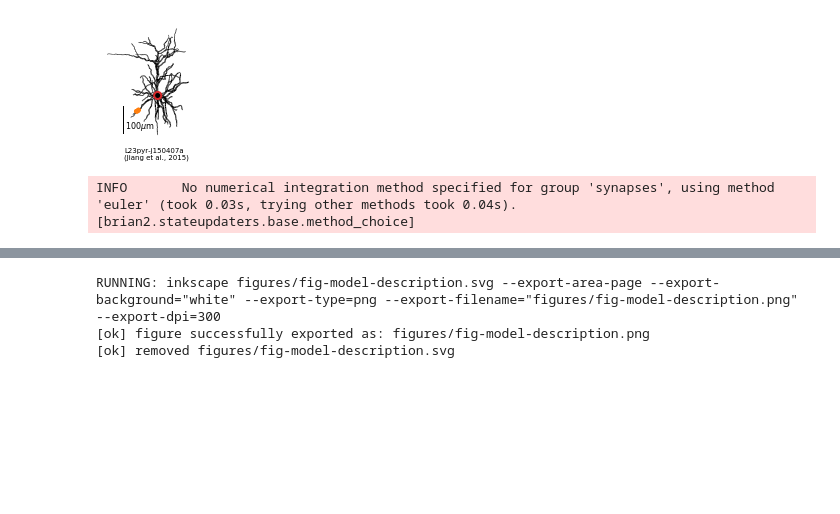
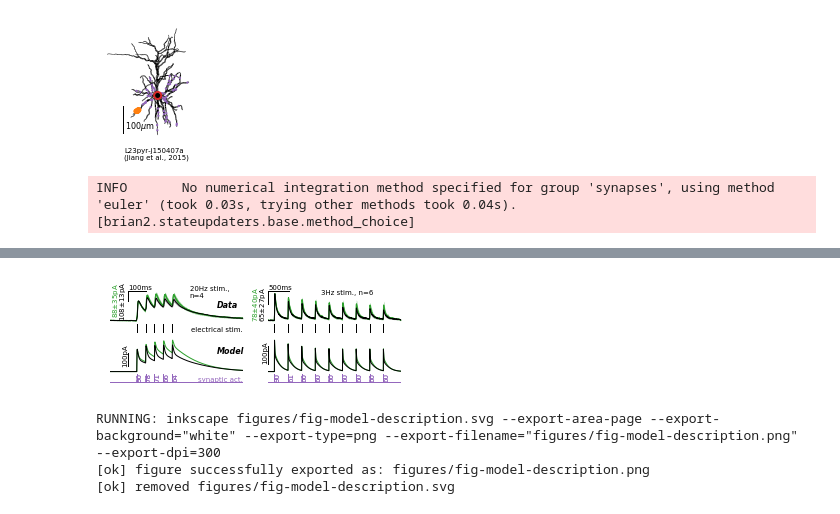
Before and after one commit to yzerlaut/zinc-NMDA-modulation, a Jupyter notebook: notebook.ipynb, the cells around one changed output, grey strips where cells are left out. Drawn from its saved outputs; the diff is of its cells as text; code cells hidden in the pictures; blank space fills up the shorter version.

```diff
--- a/notebook.ipynb
+++ b/notebook.ipynb
@@ -714 +726,92 @@ ge.set_plot(AX[3], ['left'], ylabel='$I_{clamp}$\n(norm.)',
+# %%
+from analyz.IO.npz import load_dict
+
+sb = 100 # subsampling of exp data
+
+MDATA = load_dict('data/model-after-calib.npz')
+FDATA = load_dict('data/full_data_for_calibration.npz')
+
+fig4, AX = ge.figure(axes_extents=[[[1,7],[1,7]],
+                                   [[1,2],[1,2]],
+                                   [[1,1],[1,1]],
+                                   [[1,7],[1,7]],
+                                   [[1,2],[1,2]]],
+                     figsize=(1.48,0.11),
+                     wspace=0.3, hspace=0, right=0., left=0.2)
+
+for ax in AX[2]:
+    ax.axis('off')
+
+for cond, ax, ax1, ax2, ax3, I0, t0, DI, T in zip(['20Hz_condition', '3Hz_condition'],
+                                                  AX[0], AX[1], AX[3], AX[4], [1.5, 1.1],
+                                        [100, 0], [0.5, 0.5], [100, 500]):
+
+    ## exp
+    ax.plot(FDATA[cond]['t'][0]+t0+np.zeros(2), [I0,I0-DI], lw=1, color=ge.default_color)
+    ax.plot(FDATA[cond]['t'][0]+t0+np.arange(2)*T, [I0, I0], lw=1, color=ge.default_color)
+    ge.annotate(ax, '%.0f$\pm$%.0fpA' % (1e3*FDATA[cond]['scale_ctrl'].mean()*DI,
+                1e3*FDATA[cond]['scale_ctrl'].std()*DI),
+                (FDATA[cond]['t'][0]+t0, I0-DI), xycoords='data', rotation=90,
+                ha='right', va='center', size='small')
+    ge.annotate(ax, '%.0f$\pm$%.0fpA\n' % (1e3*FDATA[cond]['scale_test'].mean()*DI,
+                1e3*FDATA[cond]['scale_test'].std()*DI),
+                (FDATA[cond]['t'][0]+t0, I0-DI), xycoords='data', rotation=90,
+                ha='right', color=ge.green, va='center', size='small')
+    ge.plot(FDATA[cond]['t'][::sb], FDATA[cond]['norm_trace_test'].mean(axis=0)[::sb],
+            sy=FDATA[cond]['norm_trace_test'].std(axis=0)[::sb], ax=ax, color=ge.green)
+    ge.plot(FDATA[cond]['t'][::sb], FDATA[cond]['norm_trace_test'].mean(axis=0)[::sb],
+            sy=FDATA[cond]['norm_trace_test'].std(axis=0)[::sb], ax=ax, color=ge.green)
+    ge.plot(FDATA[cond]['t'][::sb], FDATA[cond]['norm_trace_ctrl'].mean(axis=0)[::sb],
+            sy=FDATA[cond]['norm_trace_ctrl'].std(axis=0)[::sb], ax=ax)
+    ge.annotate(ax, '%ims' % T, (FDATA[cond]['t'][0]+t0, I0), xycoords='data', size='small')
+    ge.set_plot(ax,[], xlim=[FDATA[cond]['t'][0], FDATA[cond]['t'][-1]])
+
+    ## model
+    DT0 = FDATA[cond]['t'][FDATA[cond]['se'][0]]-FDATA[cond]['t'][0]
+    DTfull = FDATA[cond]['t'][-1]-FDATA[cond]['t'][0]
+
+    YSCALE = 100
+    stim = MDATA['free']
+    tcond = (stim['t']>(stim['%s_tstart' % cond]-DT0)) &\
+        (stim['t']<(stim['%s_tstart' % cond]-DT0+DTfull))
+    for output, c in zip([MDATA['chelated'], MDATA['free']], [ge.green, ge.default_color]):
+        trace = output['Ic'][tcond]-output['Ic'][tcond][0]
+        tt = output['t'][tcond]
+        ax2.plot(tt, 1e3*trace, color=c, lw=1)
+
+    ax2.plot(output['t'][tcond][0]-t[0]+t0+np.zeros(2), [.4*YSCALE, 1.4*YSCALE], lw=1, color=ge.default_color)
+    ge.annotate(ax2, '%ipA' % YSCALE, (output['t'][tcond][0]-t[0]+t0, .4*YSCALE), xycoords='data', rotation=90, ha='right', va='bottom', size='small')
+
+    ge.set_plot(ax2,[], xlim=[output['t'][tcond][0], output['t'][tcond][-1]])
+
+
+    x, y = [output['t'][tcond][0]], [0]
+    for e, n in zip(output['events'], output['Npicked']):
+        x += [e,e,e]
+        y += [0,1,0]
+        if e>=stim['3Hz_condition_tstart']:
+            ge.annotate(AX[4][1], str(n), (e, 0.1), size='small', xycoords='data',
+                        rotation=90, color=ge.purple)
+        else:
+            ge.annotate(AX[4][0], str(n), (e, 0.1), size='small', xycoords='data',
+                        rotation=90, color=ge.purple)
+    x += [output['t'][tcond][-1]]
+    y += [0]
+    x, y = np.array(x), np.array(y)
+    tcond = (x>=output['t'][tcond][0]) & (x<=output['t'][tcond][-1])
+    ax1.plot(x[tcond], y[tcond], 'k-', lw=1)
+    ax3.plot(x[tcond], y[tcond], lw=1, color=ge.purple)
+    ge.set_plot(ax1,[], xlim=[x[tcond][0],x[tcond][-1]], ylim=[-.1,1.1])
+    ge.set_plot(ax3,[], xlim=[x[tcond][0],x[tcond][-1]], ylim=[-.1,1.1])
+ge.annotate(AX[0][0], '20Hz stim.,\nn=%i' % len(FDATA['20Hz_condition']['norm_trace_ctrl']),
+            (.6,.7), size='small')
+ge.annotate(AX[0][1], '3Hz stim., n=%i' % len(FDATA['3Hz_condition']['norm_trace_ctrl']),
+            (.4,.8), size='small')
+
+ge.annotate(AX[0][0], 'Data', (.8,.4), italic=True, bold=True)
+ge.annotate(AX[3][0], 'Model', (.8,.5), italic=True, bold=True)
+ge.annotate(AX[1][0], 'electrical stim.', (1.,.1), ha='right', size='small')
+ge.annotate(AX[4][0], 'synaptic act.', (1.,.1), ha='right', size='small', color=ge.purple)
+# %% [output]
+[figure, added]
 # %%
```
Also changed, not shown: parts of 6 cells of this notebook, 3 other files.
